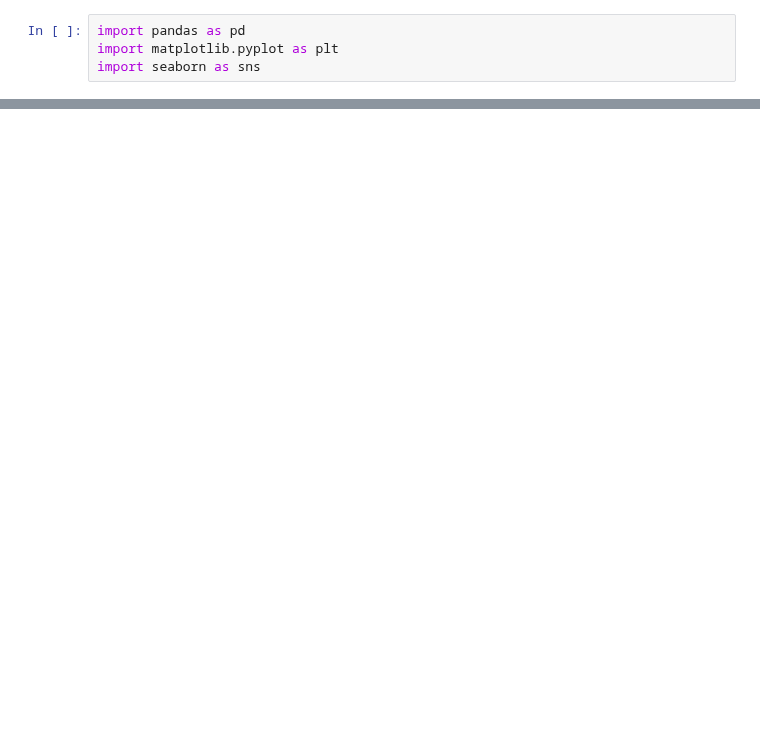
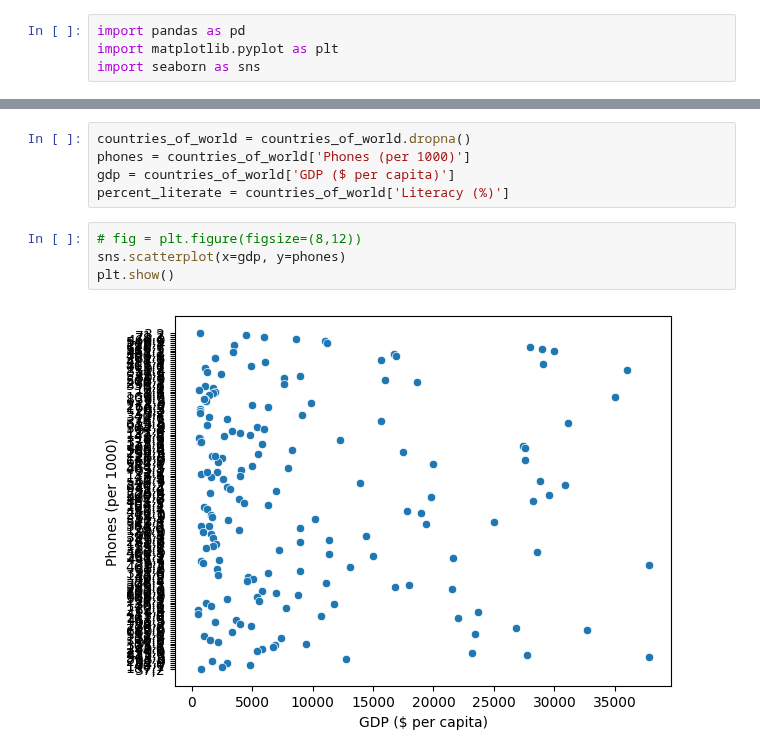
Before and after one commit to SyedaAnoosha/Data-Science-with-Python, a Jupyter notebook: Data Visualization Python/Seaborn/basic.ipynb, the cells around one changed output, grey strips where cells are left out. Saved outputs shown, nothing was run; the diff lists cells and outputs as text; blank space fills up the shorter version.

```diff
--- a/Data Visualization Python/Seaborn/basic.ipynb
+++ b/Data Visualization Python/Seaborn/basic.ipynb
@@ -9 +17,12 @@ weight=[123,189,200,179,131,134,184,191,187,186]
+# %%
+countries_of_world = countries_of_world.dropna()
+phones = countries_of_world['Phones (per 1000)']
+gdp = countries_of_world['GDP ($ per capita)']
+percent_literate = countries_of_world['Literacy (%)']
+# %%
+# fig = plt.figure(figsize=(8,12))
+sns.scatterplot(x=gdp, y=phones)
+plt.show()
+# %% [output]
+[figure, added]
 # %%
```
Also changed, not shown: parts of 6 cells of this notebook, 1 other file.
